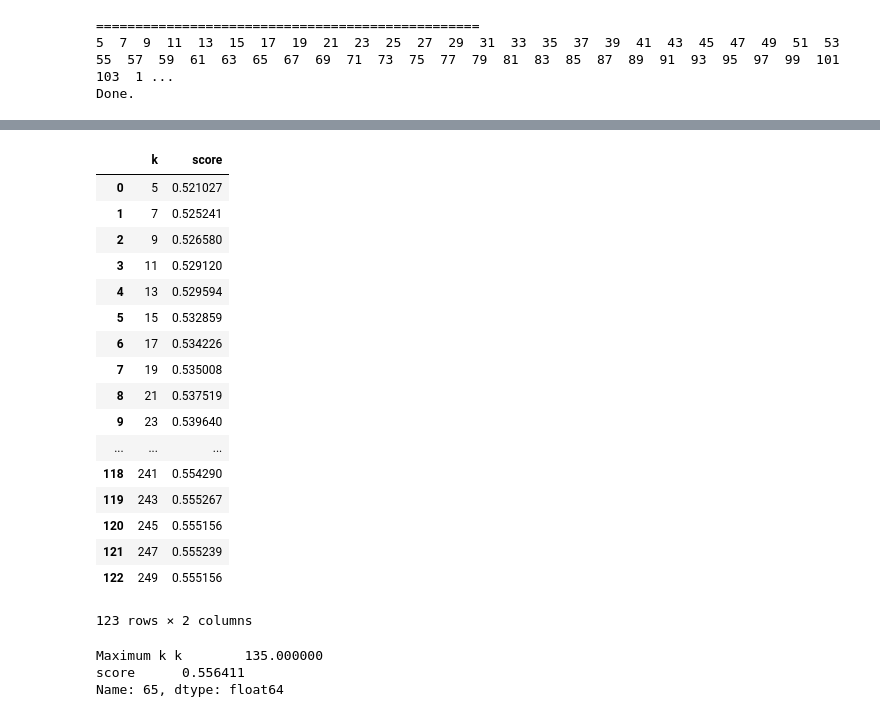
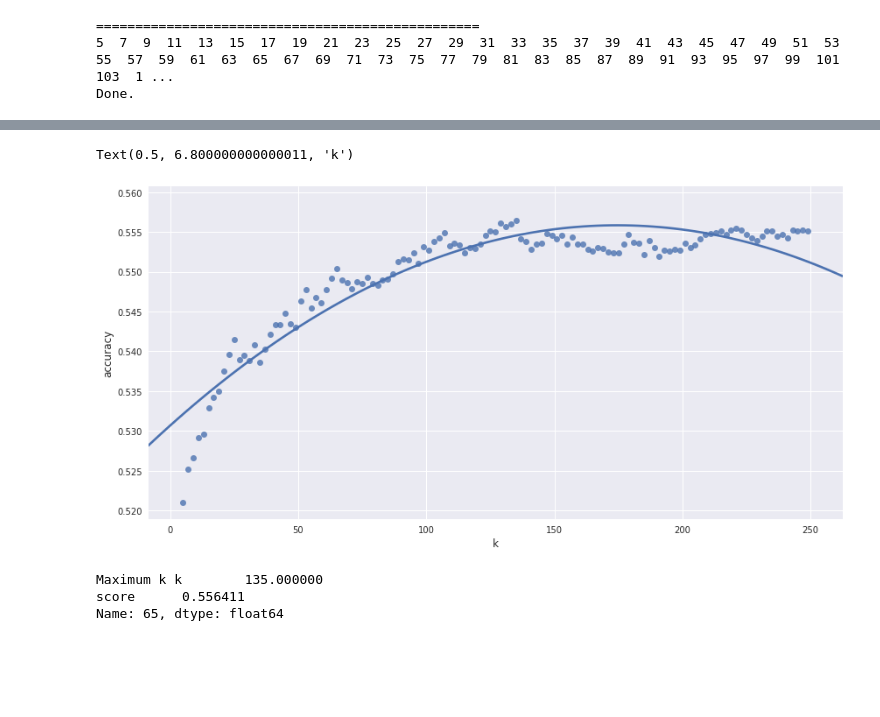
Before and after one commit to hardianlawi/dota2-match-prediction, a Jupyter notebook: notebooks/KNN Cross Validation.ipynb, the cells around one changed output, grey strips where cells are left out. Saved outputs shown, nothing was run; the diff lists cells and outputs as text; code cells hidden in the pictures; blank space fills up the shorter version.

```diff
--- a/notebooks/KNN Cross Validation.ipynb
+++ b/notebooks/KNN Cross Validation.ipynb
@@ -177 +177,9 @@ Text(0.5, 1.0, 'Accuracy score of KNN with different K sizes')
+# %%
+df = pd.DataFrame(list(zip(k_values, scores)), columns=['k', 'score'])
+sns.lmplot(x='k', y='score', data=df, height=6, aspect=2, ci=None, order=2)
+plt.ylabel('accuracy', fontsize=12)
+plt.xlabel('k', fontsize=12)
+# %% [output]
+Text(0.5, 6.800000000000011, 'k')
+[figure, added]
 # %%
@@ -179,24 +187,3 @@ df.to_csv('knn_validations', index=False)
-# %%
-df
-# %% [output]
-|  | k | score |
-| 0 | 5 | 0.521027 |
-| 1 | 7 | 0.525241 |
-| 2 | 9 | 0.526580 |
-| 3 | 11 | 0.529120 |
-| 4 | 13 | 0.529594 |
-| 5 | 15 | 0.532859 |
-| 6 | 17 | 0.534226 |
-| 7 | 19 | 0.535008 |
-| 8 | 21 | 0.537519 |
-| 9 | 23 | 0.539640 |
-| ... | ... | ... |
-| 118 | 241 | 0.554290 |
-| 119 | 243 | 0.555267 |
-| 120 | 245 | 0.555156 |
-| 121 | 247 | 0.555239 |
-| 122 | 249 | 0.555156 |
-123 rows × 2 columns
 # %%
 print('Maximum k', df.iloc[df.score.argmax()])
 # %% [output]
```
Also changed, not shown: parts of 2 cells of this notebook, 6 other files.
